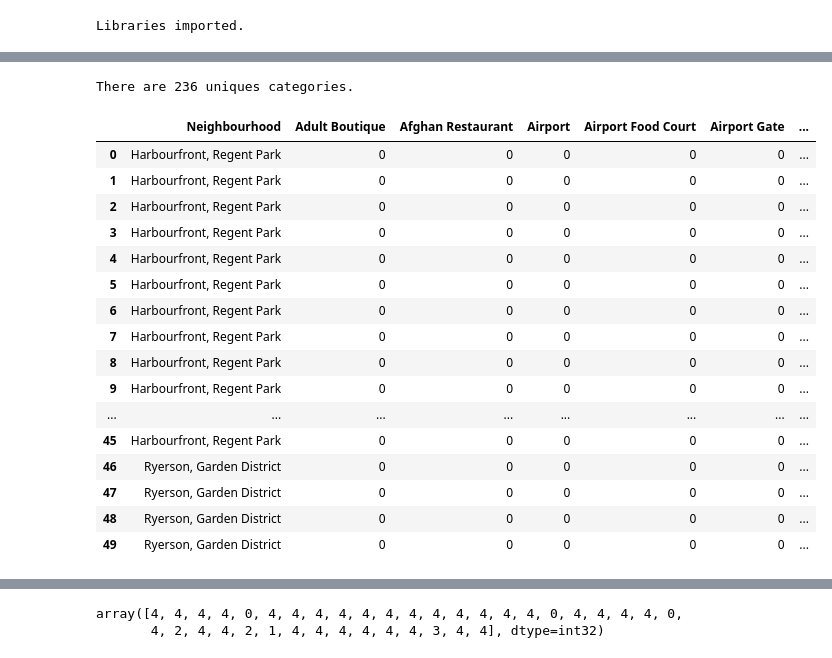
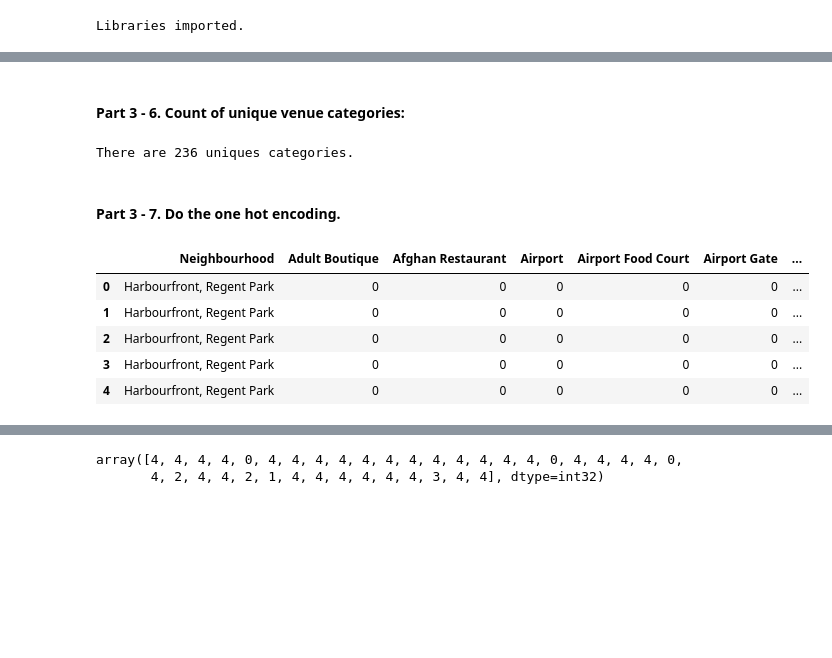
Before and after one commit to walterdantino/Coursera-Data-Science, a Jupyter notebook: Week 3 Assignment.ipynb, the cells around one changed output, grey strips where cells are left out. Cells and saved outputs as stored; diff of their text form; code cells hidden in the pictures; blank space fills up the shorter version.

```diff
--- a/Week 3 Assignment.ipynb
+++ b/Week 3 Assignment.ipynb
@@ -44,7 +53,7 @@ df size after removing the "Not Assigned" boroughs: 211 rows
 # group by Postcode and Borough and concatenate (join) values in Neighbourood
 Wrapped_df = df.groupby(['Postcode','Borough'], sort = False).agg(lambda x: ', '.join(x))
 Wrapped_df.reset_index(level=['Postcode','Borough'],inplace=True)
-Wrapped_df.loc[df['Neighbourhood'] == ('Not assigned'), 'Neighbourhood'] = df['Borough']
+Wrapped_df.loc[Wrapped_df['Neighbourhood'] == ('Not assigned'), 'Neighbourhood'] = Wrapped_df['Borough']
 Wrapped_df.head()
 # %% [output]
 |  | Postcode | Borough | Neighbourhood |
@@ -285,34 +249,27 @@ Toronto_venues.groupby('Neighborhood').count()
+# %% [markdown]
+#### Part 3 - 6. Count of unique venue categories:
 # %%
 print('There are {} uniques categories.'.format(len(Toronto_venues['Venue Category'].unique())))
 # %% [output]
 There are 236 uniques categories.
+# %% [markdown]
+#### Part 3 - 7. Do the one hot encoding.
 # %%
 # one hot encoding
 Toronto_onehot = pd.get_dummies(Toronto_venues[['Venue Category']], prefix="", prefix_sep="")
 
 # add neighborhood column back to dataframe
 Toronto_onehot['Neighbourhood'] = Toronto_venues['Neighborhood']
 
 # move neighborhood column to the first column
 fixed_columns = [Toronto_onehot.columns[-1]] + list(Toronto_onehot.columns[:-1])
 Toronto_onehot = Toronto_onehot[fixed_columns]
 
-Toronto_onehot.head(50)
+Toronto_onehot.head()
 # %% [output]
 |  | Neighbourhood | Adult Boutique | Afghan Restaurant | Airport | Airport Food Court | Airport Gate | ... |
 | 0 | Harbourfront, Regent Park | 0 | 0 | 0 | 0 | 0 | ... |
 | 1 | Harbourfront, Regent Park | 0 | 0 | 0 | 0 | 0 | ... |
 | 2 | Harbourfront, Regent Park | 0 | 0 | 0 | 0 | 0 | ... |
 | 3 | Harbourfront, Regent Park | 0 | 0 | 0 | 0 | 0 | ... |
 | 4 | Harbourfront, Regent Park | 0 | 0 | 0 | 0 | 0 | ... |
-| 5 | Harbourfront, Regent Park | 0 | 0 | 0 | 0 | 0 | ... |
-| 6 | Harbourfront, Regent Park | 0 | 0 | 0 | 0 | 0 | ... |
-| 7 | Harbourfront, Regent Park | 0 | 0 | 0 | 0 | 0 | ... |
-| 8 | Harbourfront, Regent Park | 0 | 0 | 0 | 0 | 0 | ... |
-| 9 | Harbourfront, Regent Park | 0 | 0 | 0 | 0 | 0 | ... |
-| ... | ... | ... | ... | ... | ... | ... | ... |
-| 45 | Harbourfront, Regent Park | 0 | 0 | 0 | 0 | 0 | ... |
-| 46 | Ryerson, Garden District | 0 | 0 | 0 | 0 | 0 | ... |
-| 47 | Ryerson, Garden District | 0 | 0 | 0 | 0 | 0 | ... |
-| 48 | Ryerson, Garden District | 0 | 0 | 0 | 0 | 0 | ... |
-| 49 | Ryerson, Garden District | 0 | 0 | 0 | 0 | 0 | ... |
```
Also changed, not shown: parts of 46 cells of this notebook.
